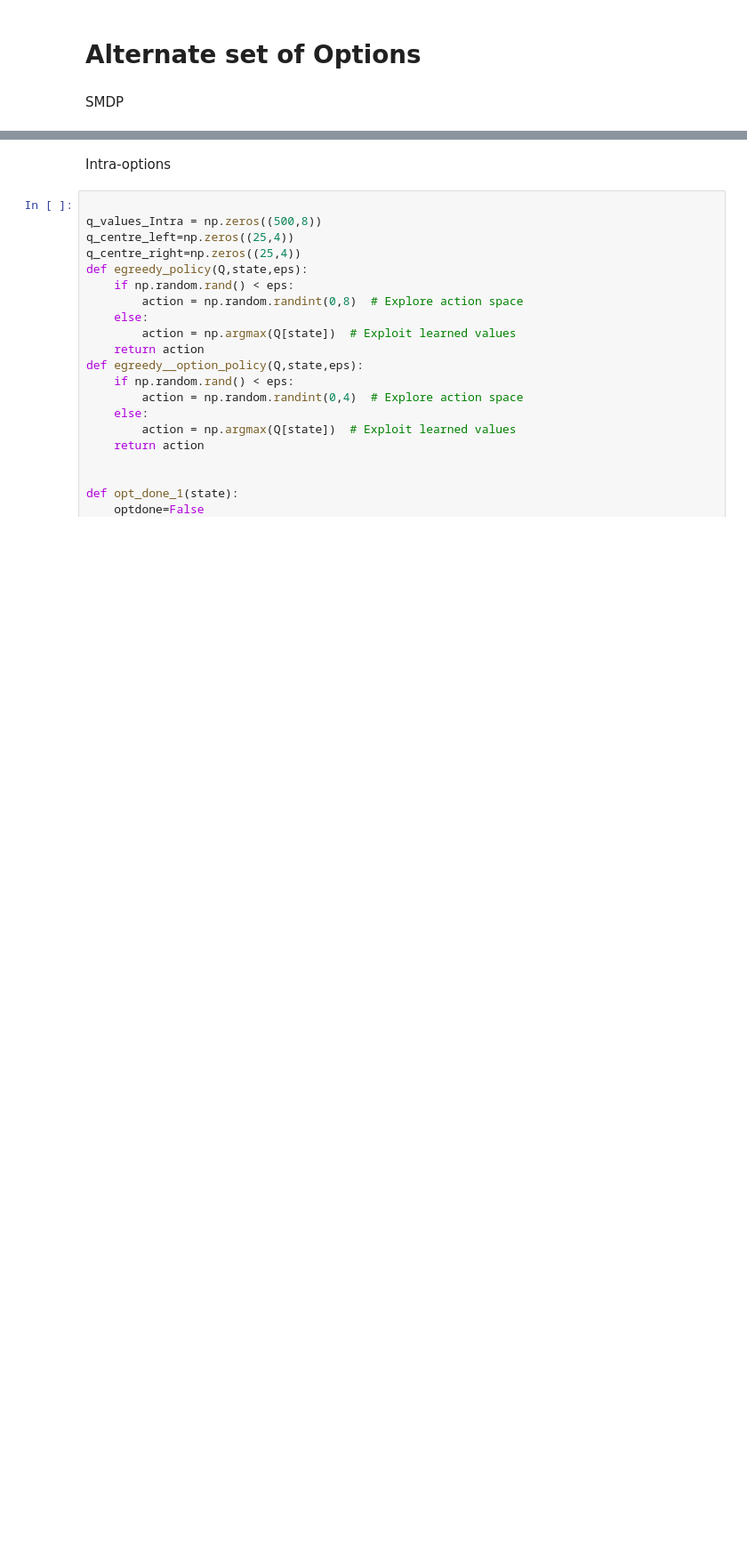
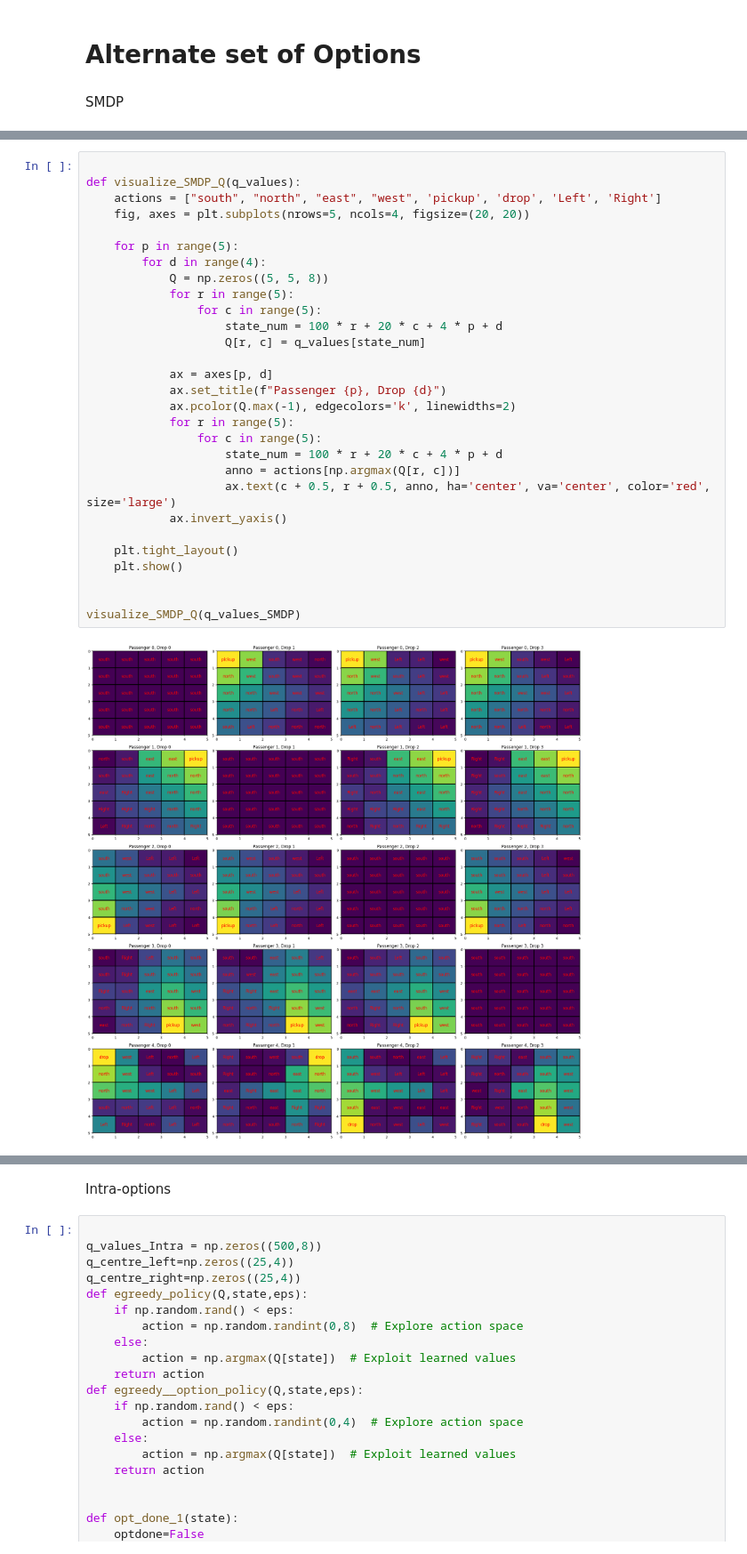
Before and after one commit to TripanDham/RL, a Jupyter notebook: Assignment 3/Assignment_3_works.ipynb, the cells around one changed output, grey strips where cells are left out. Shown at 89% size. Drawn from its saved outputs; the diff is of its cells as text; blank space fills up the shorter version.

```diff
--- a/Assignment 3/Assignment_3_works.ipynb
+++ b/Assignment 3/Assignment_3_works.ipynb
@@ -663,0 +796,31 @@ SMDP
+# %%
+
+def visualize_SMDP_Q(q_values):
+    actions = ["south", "north", "east", "west", 'pickup', 'drop', 'Left', 'Right']
+    fig, axes = plt.subplots(nrows=5, ncols=4, figsize=(20, 20))
+
+    for p in range(5):
+        for d in range(4):
+            Q = np.zeros((5, 5, 8))
+            for r in range(5):
+                for c in range(5):
+                    state_num = 100 * r + 20 * c + 4 * p + d
+                    Q[r, c] = q_values[state_num]
+
+            ax = axes[p, d]
+            ax.set_title(f"Passenger {p}, Drop {d}")
+            ax.pcolor(Q.max(-1), edgecolors='k', linewidths=2)
+            for r in range(5):
+                for c in range(5):
+                    state_num = 100 * r + 20 * c + 4 * p + d
+                    anno = actions[np.argmax(Q[r, c])]
+                    ax.text(c + 0.5, r + 0.5, anno, ha='center', va='center', color='red', size='large')
+            ax.invert_yaxis()
+
+    plt.tight_layout()
+    plt.show()
+
+
+visualize_SMDP_Q(q_values_SMDP)
+# %% [output]
+[figure, added]
```
Also changed, not shown: parts of 23 cells of this notebook.
